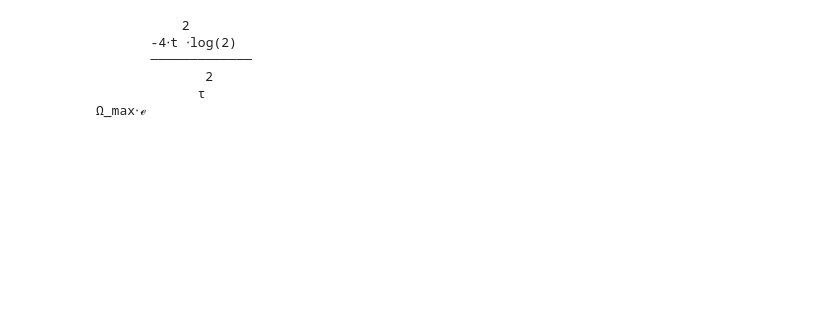
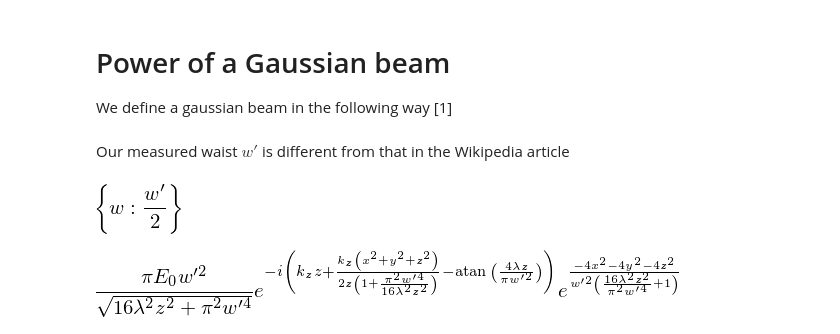
Before and after one commit to oscarlazoarjona/quantum_memories, a Jupyter notebook: examples/Measuring Rabi frequencies.ipynb, the cells around one changed output. Drawn from its saved outputs; the diff is of its cells as text; code cells hidden in the pictures; blank space fills up the shorter version.

```diff
--- a/examples/Measuring Rabi frequencies.ipynb
+++ b/examples/Measuring Rabi frequencies.ipynb
@@ -318,10 +1,4 @@ For a beam directed towards $-\hat{z}$:
-# %%
-Omega_tzm=Omega_t.subs({t:t+z/c})
-pprint( Omega_tzm )
-# %% [output]
-           2
-       -4⋅t ⋅log(2)
-       ─────────────
-              2
-             τ
-Ω_max⋅ℯ
+# %% [markdown]
+# Power of a Gaussian beam
+
+We define a gaussian beam in the following way [1]
@@ -327,0 +18,31 @@ pprint( Omega_tzm )
+# %% [markdown]
+Our measured waist $w'$ is different from that in the Wikipedia article
+# %%
+ss_waist={w:wp/2}
+ss_waist
+# %% [output]
+[figure, added]
+# %%
+zr=pi*w**2/lam
+zr=zr.subs(ss_waist)
+
+Rz=z*(1+zr**2/z**2)
+Rz=Rz.subs(ss_waist)
+
+wz=w*sqrt(1+z**2/zr**2)
+wz=wz.subs(ss_waist)
+
+psi=atan(z/zr)
+psi=psi.subs(ss_waist)
+
+R = Matrix([x, y, z])
+R2 = R.dot(R)
+Electric_field = E0*w/wz
+Electric_field = Electric_field.factor()
+Electric_field = Electric_field*exp(-R2/wz**2)
+Electric_field = Electric_field*exp(-I*(kz*z + kz*R2/2/Rz -psi ))
+Electric_field = Electric_field.subs(ss_waist)
+
+Electric_field
+# %% [output]
+[figure, added]
```
Also changed, not shown: parts of 93 cells of this notebook.
